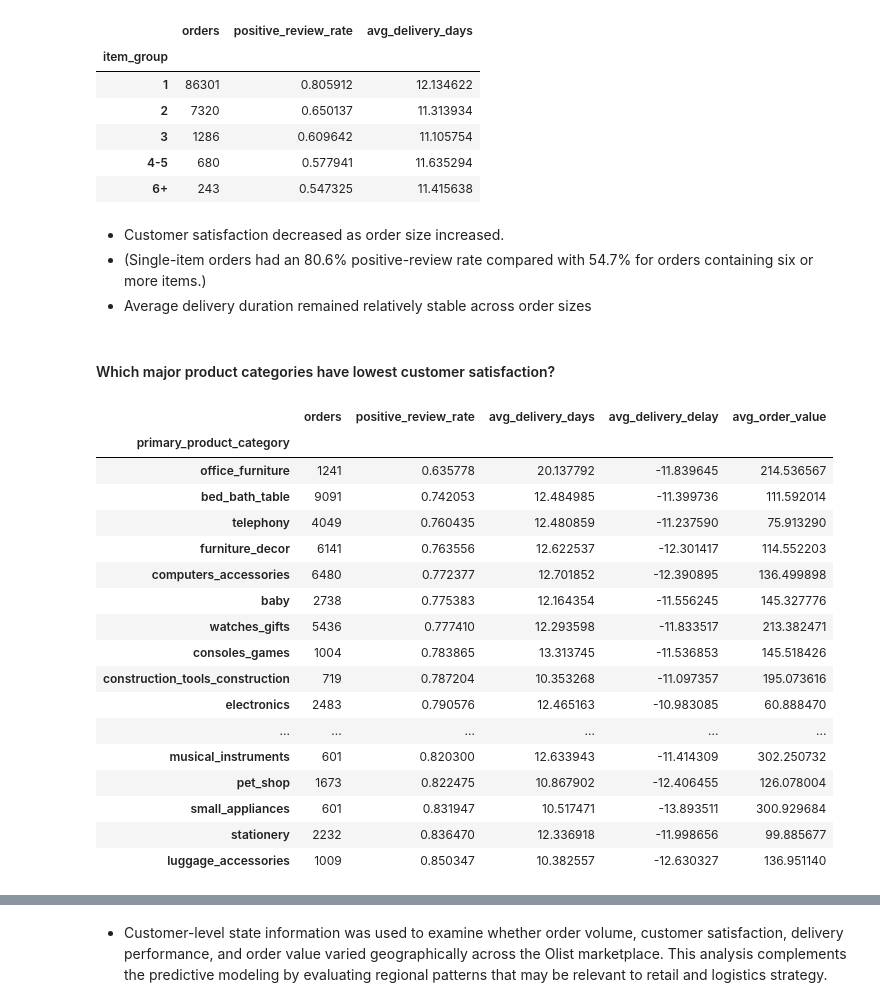
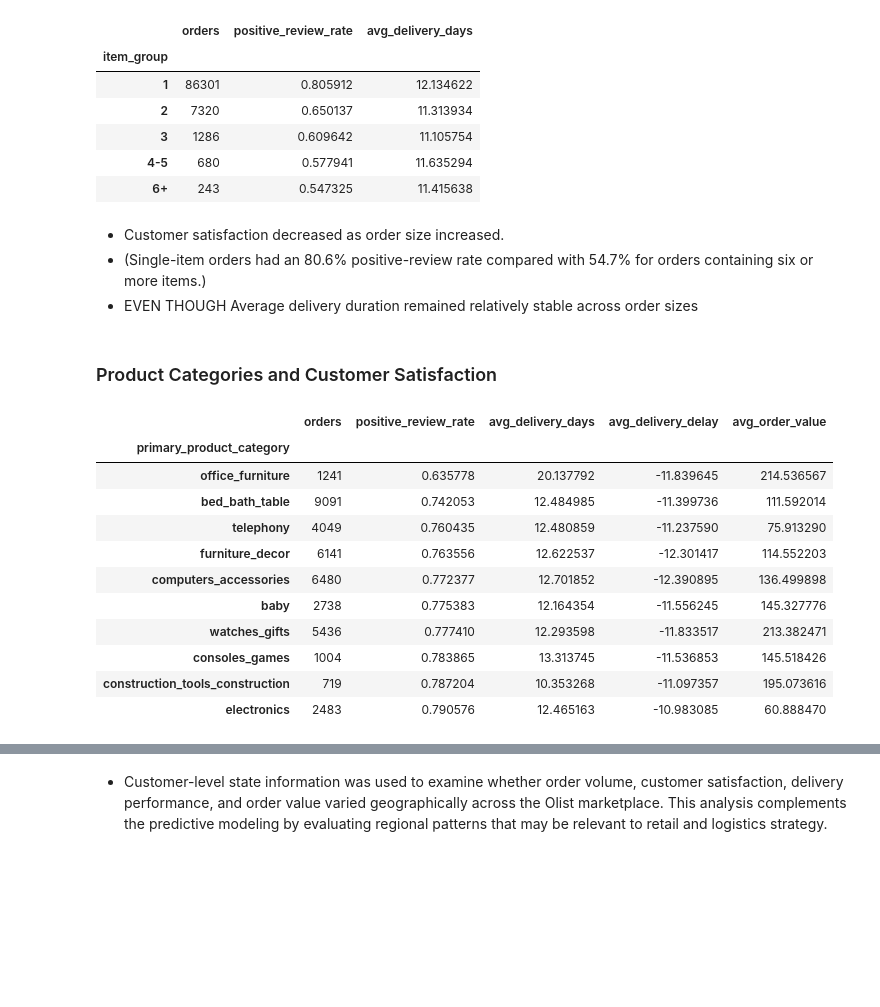
Before and after one commit to evz18/retail-analytics-capstone, a Jupyter notebook: olist/Olist_dataset.ipynb, the cells around one changed output, grey strips where cells are left out. Cells and saved outputs as stored; diff of their text form; code cells hidden in the pictures; blank space fills up the shorter version.

```diff
--- a/olist/Olist_dataset.ipynb
+++ b/olist/Olist_dataset.ipynb
@@ -1120,9 +1070,9 @@ item_group_summary
 # %% [markdown]
 - Customer satisfaction decreased as order size increased.
 - (Single-item orders had an 80.6% positive-review rate compared with 54.7% for orders containing six or more items.)
-- Average delivery duration remained relatively stable across order sizes
+- EVEN THOUGH Average delivery duration remained relatively stable across order sizes
 # %% [markdown]
-#### Which major product categories have lowest customer satisfaction?
+### Product Categories and Customer Satisfaction
 # %%
 #Groupby Product Category - statistics
 category_summary = (
@@ -1131,37 +1081,32 @@ category_summary = (
     .agg(
         orders=('order_id', 'count'),
         positive_review_rate=('positive_review', 'mean'),
         avg_delivery_days=('delivery_days', 'mean'),
         avg_delivery_delay=('delivery_delay', 'mean'),
         avg_order_value=('total_price', 'mean')
     )
 )
 
 # Only categories with at least 500 orders
 category_summary_500 = (
     category_summary[
         category_summary['orders'] >= 500
     ]
     .sort_values('positive_review_rate', ascending=True)
 )
 
-category_summary_500
+lowest_categories = category_summary_500.head(10)
+lowest_categories
 # %% [output]
 |  | orders | positive_review_rate | avg_delivery_days | avg_delivery_delay | avg_order_value |
 | primary_product_category |  |  |  |  |  |
 | office_furniture | 1241 | 0.635778 | 20.137792 | -11.839645 | 214.536567 |
 | bed_bath_table | 9091 | 0.742053 | 12.484985 | -11.399736 | 111.592014 |
 | telephony | 4049 | 0.760435 | 12.480859 | -11.237590 | 75.913290 |
 | furniture_decor | 6141 | 0.763556 | 12.622537 | -12.301417 | 114.552203 |
 | computers_accessories | 6480 | 0.772377 | 12.701852 | -12.390895 | 136.499898 |
 | baby | 2738 | 0.775383 | 12.164354 | -11.556245 | 145.327776 |
 | watches_gifts | 5436 | 0.777410 | 12.293598 | -11.833517 | 213.382471 |
 | consoles_games | 1004 | 0.783865 | 13.313745 | -11.536853 | 145.518426 |
 | construction_tools_construction | 719 | 0.787204 | 10.353268 | -11.097357 | 195.073616 |
 | electronics | 2483 | 0.790576 | 12.465163 | -10.983085 | 60.888470 |
-| ... | ... | ... | ... | ... | ... |
-| musical_instruments | 601 | 0.820300 | 12.633943 | -11.414309 | 302.250732 |
-| pet_shop | 1673 | 0.822475 | 10.867902 | -12.406455 | 126.078004 |
-| small_appliances | 601 | 0.831947 | 10.517471 | -13.893511 | 300.929684 |
-| stationery | 2232 | 0.836470 | 12.336918 | -11.998656 | 99.885677 |
-| luggage_accessories | 1009 | 0.850347 | 10.382557 | -12.630327 | 136.951140 |
```
Also changed, not shown: parts of 58 cells of this notebook.
